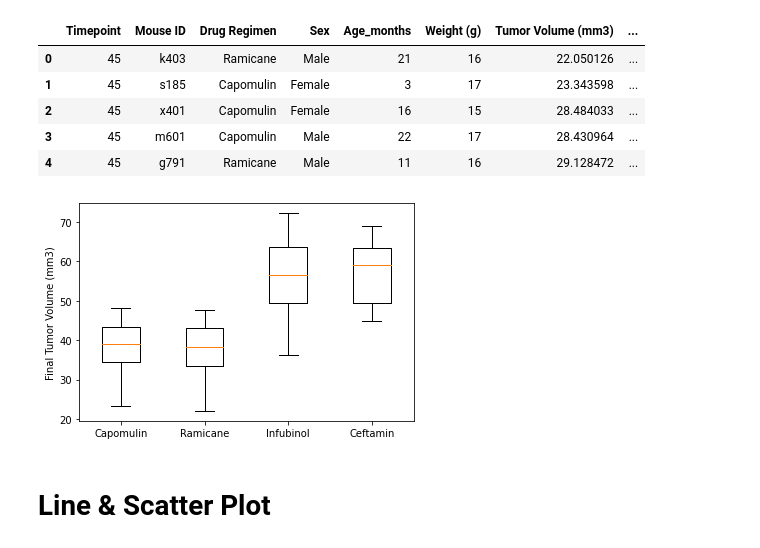
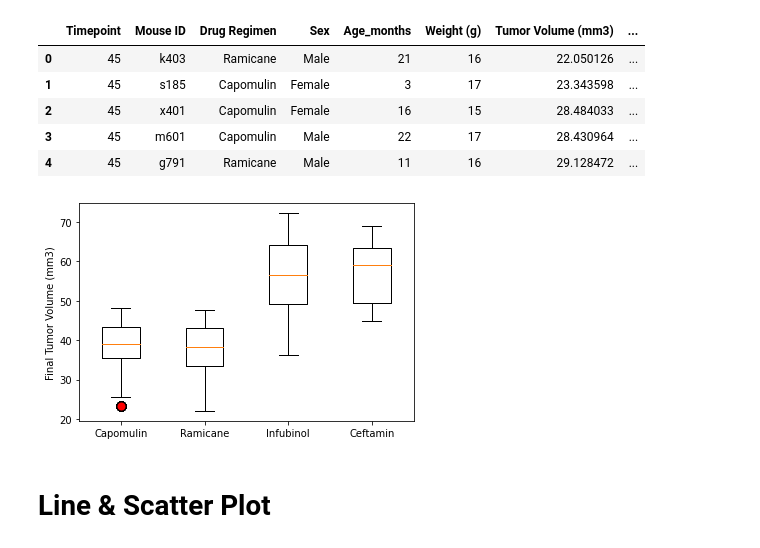
Before and after one commit to ccromperla/matplotlib_challenge, a Jupyter notebook: Pymaceuticals/Pymaceuticals.ipynb, the cells around one changed output. Drawn from its saved outputs; the diff is of its cells as text; code cells hidden in the pictures.

Commit message:
mouse duplicate...box plot still sus...

```diff
--- a/Pymaceuticals/Pymaceuticals.ipynb
+++ b/Pymaceuticals/Pymaceuticals.ipynb
@@ -62,4 +58,6 @@ duplicate
 # %%
 # Create a clean DataFrame by dropping the duplicate mouse by its ID.
 
-combined_df.drop([137, 360,681,869,1111], axis = 0, inplace = True)
+combined_df = combined_df.loc[combined_df["Mouse ID"] != "g989"]
+
+combined_df.head()
@@ -205,35 +204,35 @@ tumor_time_df.head()
 # %%
 # Put treatments into a list for for loop (and later for plot labels)
 drug_list = ["Capomulin", "Ramicane", "Infubinol", "Ceftamin"]
 
 # Create an empty list to store tumor volumes for each drug
 tumor_vol = []
 
 # For loop that checks for drug in list and captures the final tumor volume
 for drug in drug_list:
     final_tumor_volume = tumor_time_df.loc[tumor_time_df["Drug Regimen"] == drug, "Tumor Volume (mm3)"]
     tumor_vol.append(final_tumor_volume)
     quartiles = final_tumor_volume.quantile([.25,.5,.75])
     lowerq = quartiles[0.25]
     upperq = quartiles[0.75]
     iqr = upperq - lowerq
 
     lower_bound = lowerq - (1.5*iqr)
     upper_bound = upperq + (1.5*iqr)
 
     outliers = (final_tumor_volume < lower_bound)|(final_tumor_volume > upper_bound)
 
 
 # Plotting
-extras = dict(markerfacecolor='r', marker='o', markersize = 15)
+extras = dict(markerfacecolor='r', marker='o', markersize = 9)
 fig1, ax1 = plt.subplots()
 ax1.boxplot(tumor_vol, flierprops = extras)
 ax1.set_xticklabels(drug_list)
 ax1.set_ylabel("Final Tumor Volume (mm3)")
 
 plt.show()
 # %% [output]
-[figure, old version]
+[figure, new version]
 # %% [markdown]
 # Line & Scatter Plot
 # %%
```
Also changed, not shown: parts of 14 cells of this notebook.
